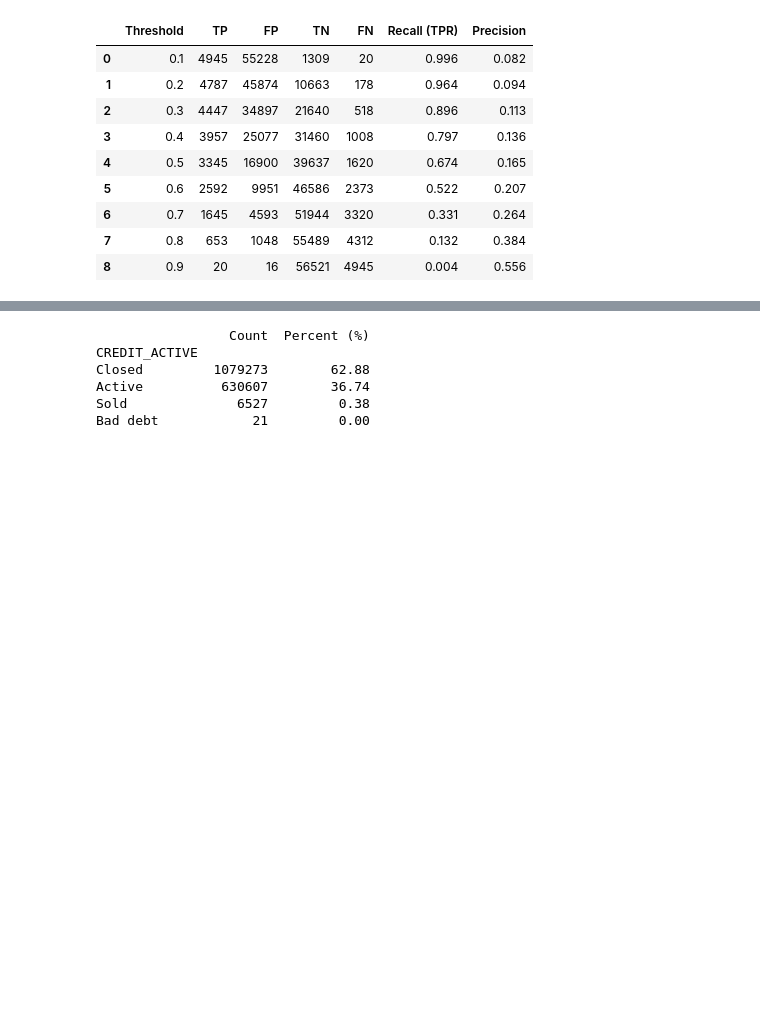
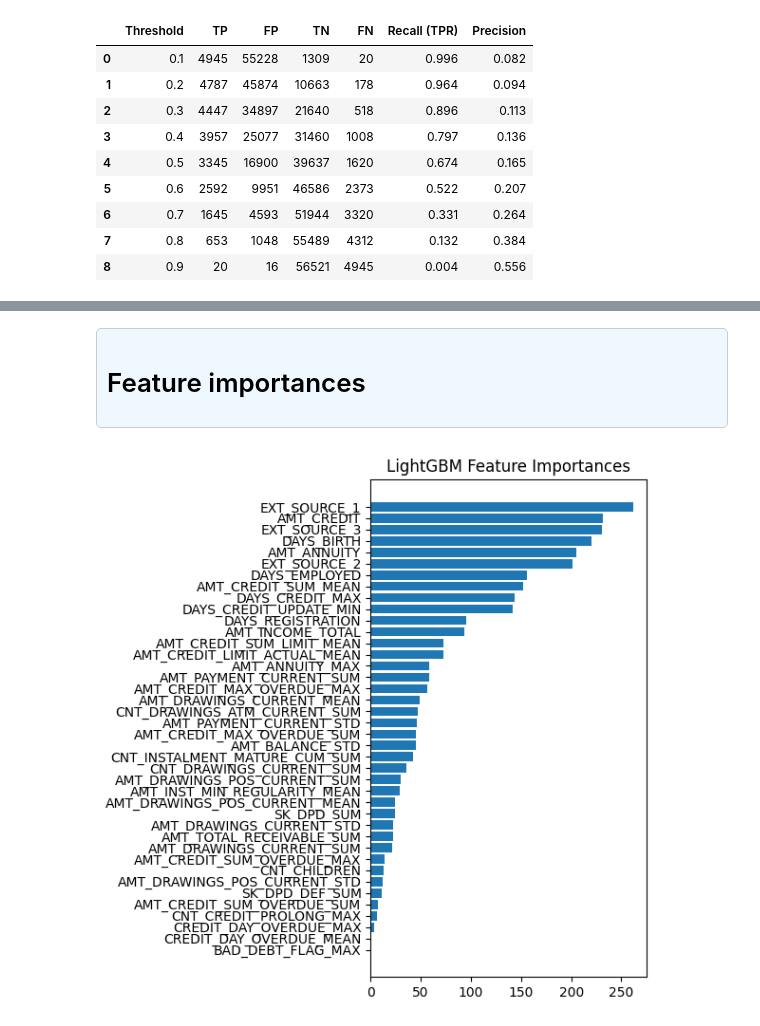
Before and after one commit to refuel-code-135/ml-supervised-classification-home-credit-risk, a Jupyter notebook: notebooks/notebook.ipynb, the cells around one changed output, grey strips where cells are left out. Saved outputs shown, nothing was run; the diff lists cells and outputs as text; code cells hidden in the pictures; blank space fills up the shorter version.

```diff
--- a/notebooks/notebook.ipynb
+++ b/notebooks/notebook.ipynb
@@ -291,21 +375,25 @@ display(shap_summary_df)
-# %%
-df_bureau = pd.read_csv("../data/bureau.csv")
-
-# CREDIT_ACTIVEの値ごとの件数と割合を表示
-credit_active_counts = df_bureau['CREDIT_ACTIVE'].value_counts(dropna=False)
-credit_active_ratio = df_bureau['CREDIT_ACTIVE'].value_counts(normalize=True, dropna=False) * 100
-
-# 表示
-credit_active_summary = pd.DataFrame({
-    'Count': credit_active_counts,
-    'Percent (%)': credit_active_ratio.round(2)
-})
-
-print(credit_active_summary)
-# %% [output]
-                 Count  Percent (%)
-CREDIT_ACTIVE
-Closed         1079273        62.88
-Active          630607        36.74
-Sold              6527         0.38
-Bad debt            21         0.00
+# %% [markdown]
+<div style="background-color:#f0f8ff; padding:10px; border:1px solid #ccc; border-radius:5px;">
+
+# Feature importances
+
+</div>
+# %%
+# Plot feature importances (split-based)
+import matplotlib.pyplot as plt
+import pandas as pd
+
+importances = model.feature_importances_
+feature_names = X_train.columns
+
+importance_df = pd.DataFrame({'Feature': feature_names, 'Importance': importances})
+importance_df.sort_values(by='Importance', ascending=False, inplace=True)
+
+plt.figure(figsize=(6, 6))
+plt.barh(importance_df['Feature'], importance_df['Importance'])
+plt.gca().invert_yaxis()
+plt.title("LightGBM Feature Importances")
+plt.tight_layout()
+plt.show()
+# %% [output]
+[figure, added]
```
Also changed, not shown: parts of 21 cells of this notebook.
